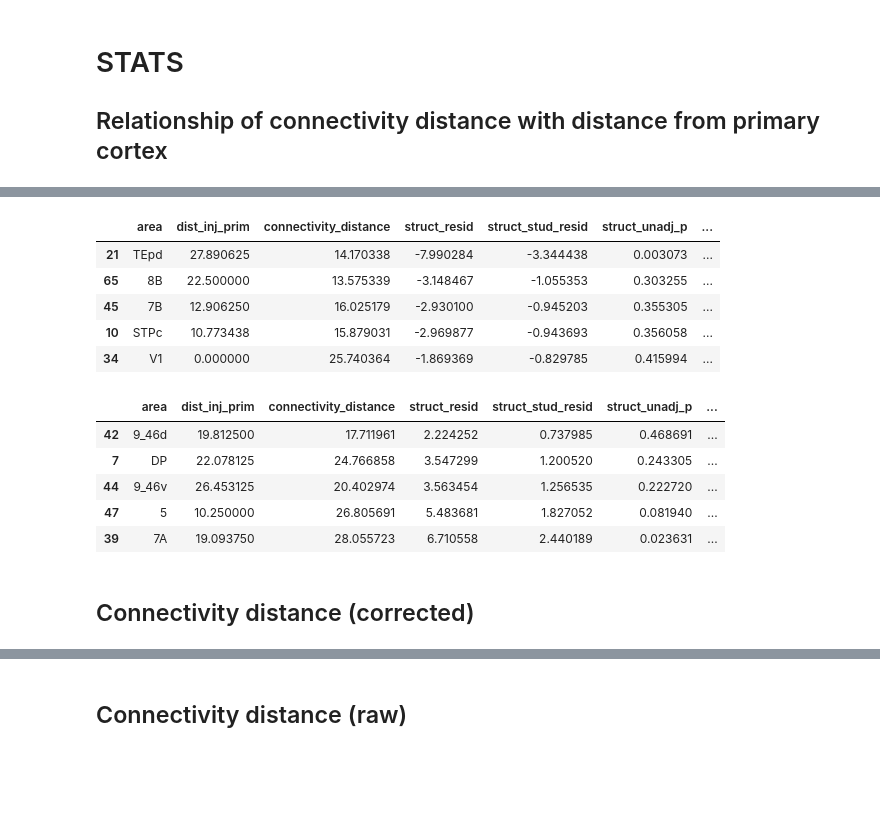
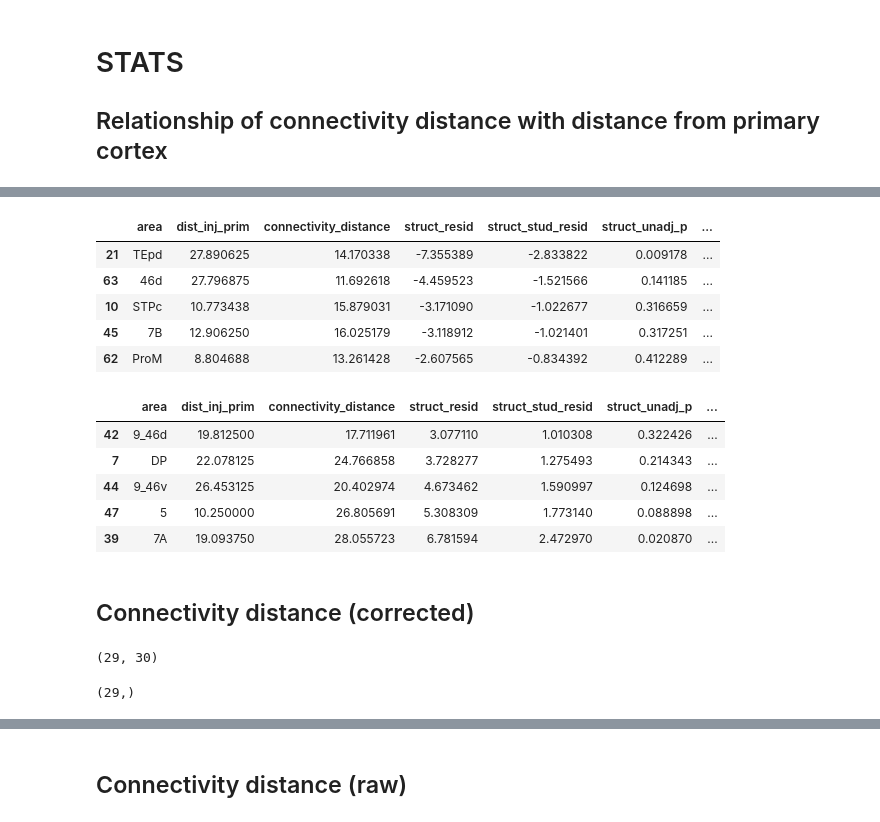
Before and after one commit to soligschlager/distconnect_macaque, a Jupyter notebook: II_struct.ipynb, the cells around one changed output, grey strips where cells are left out. Cells and saved outputs as stored; diff of their text form; code cells hidden in the pictures; blank space fills up the shorter version.

```diff
--- a/II_struct.ipynb
+++ b/II_struct.ipynb
@@ -19,5 +19,5 @@ data_dir = '/Users/sabine/workspace/distconnect_macaque/data'
 
 df = pd.read_pickle('%s/df_regionwise.pkl' % data_dir)
 # %%
-df = df_r.rename(columns={'injection distance from nearest primary region': "dist_inj_prim",
+df = df.rename(columns={'injection distance from nearest primary region': "dist_inj_prim",
                           'incoming': "connectivity_distance"})
@@ -33,12 +24,10 @@ fltr = (df_r.area.isin(excl_areas) | df_r.connectivity_distance.isnull())
-# %%
-df['inclusion'] = (~df_r.area.isin(excl_areas) & df_r.connectivity_distance.notnull())
 # %% [markdown]
 # STATS
 ## Relationship of connectivity distance with distance from primary cortex
 # %%
 model = smf.ols(formula='connectivity_distance ~ location \
                                                  + region_size \
-                                                 + dist_inj_prim', data=df[df.inclusion==True]).fit()
+                                                 + dist_inj_prim', data=df[df.connectivity_distance.notnull()]).fit()
 print model.summary()
 # %% [output]
                               OLS Regression Results
@@ -61,5 +52,5 @@ strong multicollinearity or other numerical problems.
 # %%
-df.loc[df.inclusion==True, 'struct_resid'] = model.resid
-df.loc[df.inclusion==True, 'struct_stud_resid'] = model.outlier_test()['student_resid']
-df.loc[df.inclusion==True, 'struct_unadj_p'] = model.outlier_test()['unadj_p']
-df.loc[df.inclusion==True, 'struct_bonf_p'] = model.outlier_test()['bonf(p)']
+df.loc[df.connectivity_distance.notnull(), 'struct_resid'] = model.resid
+df.loc[df.connectivity_distance.notnull(), 'struct_stud_resid'] = model.outlier_test()['student_resid']
+df.loc[df.connectivity_distance.notnull(), 'struct_unadj_p'] = model.outlier_test()['unadj_p']
+df.loc[df.connectivity_distance.notnull(), 'struct_bonf_p'] = model.outlier_test()['bonf(p)']
@@ -67,23 +65,23 @@ df.loc[df.inclusion==True, 'struct_bonf_p'] = model.outlier_test()['bonf(p)']
 cols = ['area', 'dist_inj_prim', 'connectivity_distance',
         'struct_resid', 'struct_stud_resid', 'struct_unadj_p', 'struct_bonf_p']
 # %%
-df.loc[df.inclusion==True, cols].sort_values(by='struct_stud_resid').head()
+df.loc[df.connectivity_distance.notnull(), cols].sort_values(by='struct_stud_resid').head()
 # %% [output]
 |  | area | dist_inj_prim | connectivity_distance | struct_resid | struct_stud_resid | struct_unadj_p | ... |
-| 21 | TEpd | 27.890625 | 14.170338 | -7.990284 | -3.344438 | 0.003073 | ... |
-| 65 | 8B | 22.500000 | 13.575339 | -3.148467 | -1.055353 | 0.303255 | ... |
-| 45 | 7B | 12.906250 | 16.025179 | -2.930100 | -0.945203 | 0.355305 | ... |
-| 10 | STPc | 10.773438 | 15.879031 | -2.969877 | -0.943693 | 0.356058 | ... |
-| 34 | V1 | 0.000000 | 25.740364 | -1.869369 | -0.829785 | 0.415994 | ... |
+| 21 | TEpd | 27.890625 | 14.170338 | -7.355389 | -2.833822 | 0.009178 | ... |
+| 63 | 46d | 27.796875 | 11.692618 | -4.459523 | -1.521566 | 0.141185 | ... |
+| 10 | STPc | 10.773438 | 15.879031 | -3.171090 | -1.022677 | 0.316659 | ... |
+| 45 | 7B | 12.906250 | 16.025179 | -3.118912 | -1.021401 | 0.317251 | ... |
+| 62 | ProM | 8.804688 | 13.261428 | -2.607565 | -0.834392 | 0.412289 | ... |
 # %%
-df.loc[df.inclusion==True, cols].sort_values(by='struct_stud_resid').tail()
+df.loc[df.connectivity_distance.notnull(), cols].sort_values(by='struct_stud_resid').tail()
 # %% [output]
 |  | area | dist_inj_prim | connectivity_distance | struct_resid | struct_stud_resid | struct_unadj_p | ... |
-| 42 | 9_46d | 19.812500 | 17.711961 | 2.224252 | 0.737985 | 0.468691 | ... |
-| 7 | DP | 22.078125 | 24.766858 | 3.547299 | 1.200520 | 0.243305 | ... |
-| 44 | 9_46v | 26.453125 | 20.402974 | 3.563454 | 1.256535 | 0.222720 | ... |
-| 47 | 5 | 10.250000 | 26.805691 | 5.483681 | 1.827052 | 0.081940 | ... |
-| 39 | 7A | 19.093750 | 28.055723 | 6.710558 | 2.440189 | 0.023631 | ... |
+| 42 | 9_46d | 19.812500 | 17.711961 | 3.077110 | 1.010308 | 0.322426 | ... |
+| 7 | DP | 22.078125 | 24.766858 | 3.728277 | 1.275493 | 0.214343 | ... |
+| 44 | 9_46v | 26.453125 | 20.402974 | 4.673462 | 1.590997 | 0.124698 | ... |
+| 47 | 5 | 10.250000 | 26.805691 | 5.308309 | 1.773140 | 0.088898 | ... |
+| 39 | 7A | 19.093750 | 28.055723 | 6.781594 | 2.472970 | 0.020870 | ... |
 # %% [markdown]
 ## Connectivity distance (corrected)
 # %%
@@ -94,0 +95,8 @@ df.loc[df.inclusion==True, 'corrected_condist'] = null.resid + df.connectivity_d
+# %%
+df[df.connectivity_distance.notnull()].shape
+# %% [output]
+(29, 30)
+# %%
+null.resid.shape
+# %% [output]
+(29,)
```
Also changed, not shown: parts of 13 cells of this notebook, 2 other files.
